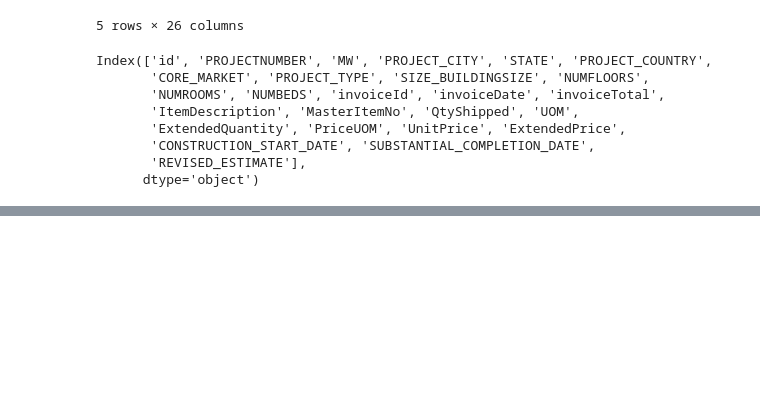
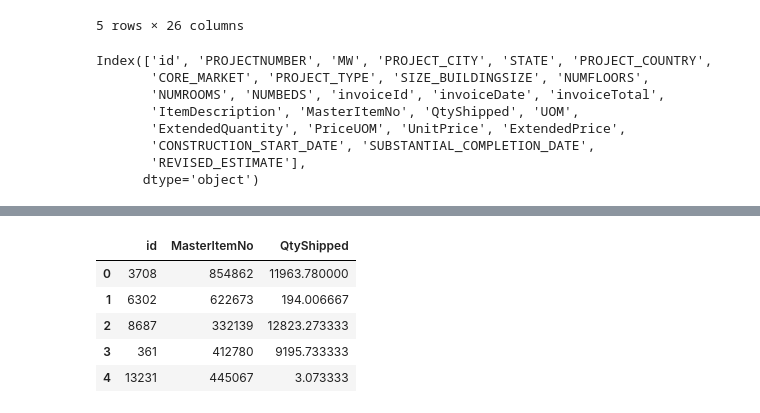
Before and after one commit to RS-Sowmya/Learning, a Jupyter notebook: kaggle.ipynb, the cells around one changed output, grey strips where cells are left out. Drawn from its saved outputs; the diff is of its cells as text; code cells hidden in the pictures; blank space fills up the shorter version.

```diff
--- a/kaggle.ipynb
+++ b/kaggle.ipynb
@@ -109,7 +109,7 @@ from sklearn.ensemble import RandomForestRegressor
 from sklearn.ensemble import RandomForestClassifier
 from sklearn.metrics import mean_squared_error, accuracy_score, f1_score
 classifications = ["PROJECT_CITY", "STATE","CORE_MARKET", "PROJECT_TYPE","UnitPrice","ExtendedPrice","PriceUOM",'UOM']
-regressions = ["MasterItemNo","UnitPrice", "ExtendedPrice", "PriceUOM","PROJECT_CITY","STATE", "PROJECT_TYPE","SIZE_BUILDINGSIZE", "NUMFLOORS",'NUMROOMS','NUMBEDS', "REVISED_ESTIMATE",'UOM']
+regressions = ["UnitPrice", "ExtendedPrice", "PriceUOM","PROJECT_CITY","STATE", "PROJECT_TYPE","SIZE_BUILDINGSIZE", "NUMFLOORS",'NUMROOMS','NUMBEDS', "REVISED_ESTIMATE",'UOM']
 X_class = df[classifications].copy()
 y_class = df["MasterItemNo"]
 X_reg = df[regressions].copy()
@@ -139,10 +139,9 @@ r2_score(yr_test, preds)
 # %%
 from sklearn.preprocessing import LabelEncoder
-from lightgbm import LGBMClassifier
 from sklearn.feature_selection import VarianceThreshold
 le = LabelEncoder()
-yc_train_encoded = le.fit_transform(yc_train_merged_str)
-yc_test_encoded = le.transform(yc_test_merged_str)
+yc_train_encoded = le.fit_transform(yc_train)
+yc_test_encoded = le.transform(yc_test)
 categorical_cols = Xc_train.select_dtypes(include=["object"]).columns.tolist()
 numeric_cols = Xc_train.select_dtypes(exclude=["object"]).columns.tolist()
 classification = Pipeline([
@@ -175,0 +187,9 @@ NameError: name 'test_df' is not defined
+# %%
+submission.head()
+# %% [output]
+|  | id | MasterItemNo | QtyShipped |
+| 0 | 3708 | 854862 | 11963.780000 |
+| 1 | 6302 | 622673 | 194.006667 |
+| 2 | 8687 | 332139 | 12823.273333 |
+| 3 | 361 | 412780 | 9195.733333 |
+| 4 | 13231 | 445067 | 3.073333 |
```
Also changed, not shown: parts of 4 cells of this notebook.
